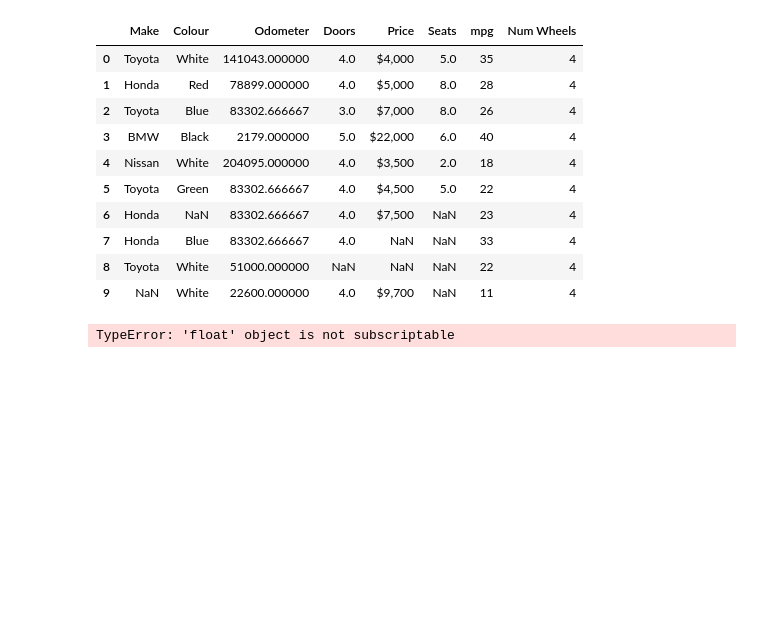
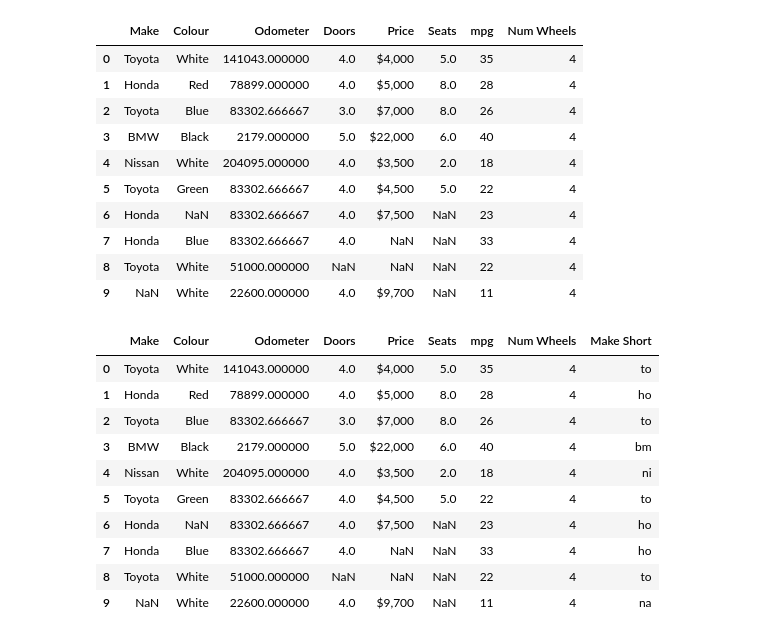
Before and after one commit to atfb10/Tensorflow-Certificate-Prep-Course, a Jupyter notebook: course/pandas/Introduction_to_Pandas.ipynb, the cells around one changed output. Drawn from its saved outputs; the diff is of its cells as text; code cells hidden in the pictures; blank space fills up the shorter version.

```diff
--- a/course/pandas/Introduction_to_Pandas.ipynb
+++ b/course/pandas/Introduction_to_Pandas.ipynb
@@ -486,12 +486,19 @@ df
 # %%
 # Use with a function
 def abbreviate_make(make:str) -> str:
-    make = m
-    make_abbr = make[:2]
-    make_abbr = make_abbr.lower()
-    return make_abbr
+    return str(make)[:2].lower()
 
 df['Make Short'] = np.vectorize(abbreviate_make)(df['Make'])
 df
 # %% [output]
-TypeError: 'float' object is not subscriptable
+|  | Make | Colour | Odometer | Doors | Price | Seats | mpg | Num Wheels | Make Short |
+| 0 | Toyota | White | 141043.000000 | 4.0 | $4,000 | 5.0 | 35 | 4 | to |
+| 1 | Honda | Red | 78899.000000 | 4.0 | $5,000 | 8.0 | 28 | 4 | ho |
+| 2 | Toyota | Blue | 83302.666667 | 3.0 | $7,000 | 8.0 | 26 | 4 | to |
+| 3 | BMW | Black | 2179.000000 | 5.0 | $22,000 | 6.0 | 40 | 4 | bm |
+| 4 | Nissan | White | 204095.000000 | 4.0 | $3,500 | 2.0 | 18 | 4 | ni |
+| 5 | Toyota | Green | 83302.666667 | 4.0 | $4,500 | 5.0 | 22 | 4 | to |
+| 6 | Honda | NaN | 83302.666667 | 4.0 | $7,500 | NaN | 23 | 4 | ho |
+| 7 | Honda | Blue | 83302.666667 | 4.0 | NaN | NaN | 33 | 4 | ho |
+| 8 | Toyota | White | 51000.000000 | NaN | NaN | NaN | 22 | 4 | to |
+| 9 | NaN | White | 22600.000000 | 4.0 | $9,700 | NaN | 11 | 4 | na |
```
Also changed, not shown: parts of 1 cell of this notebook, 1 other file.
